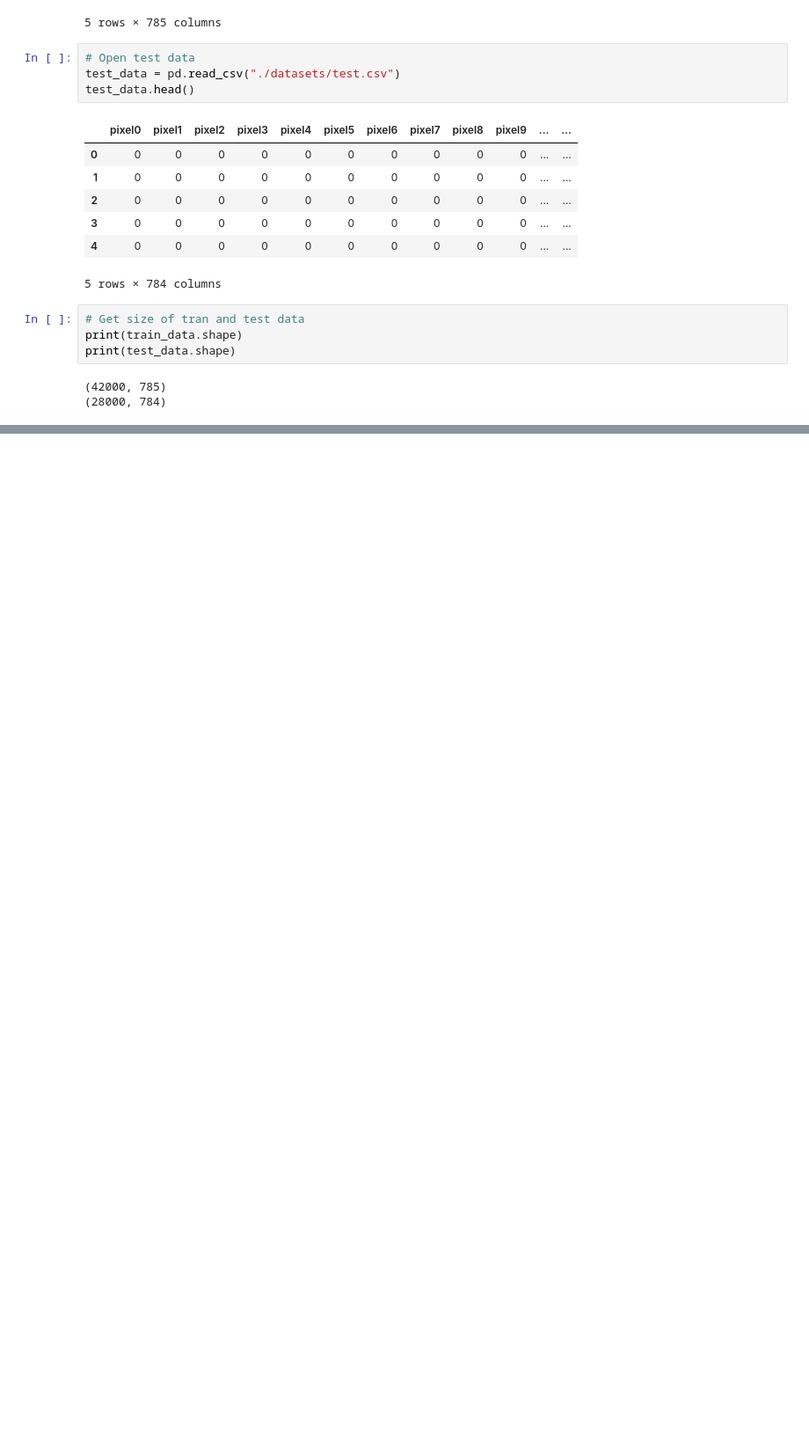
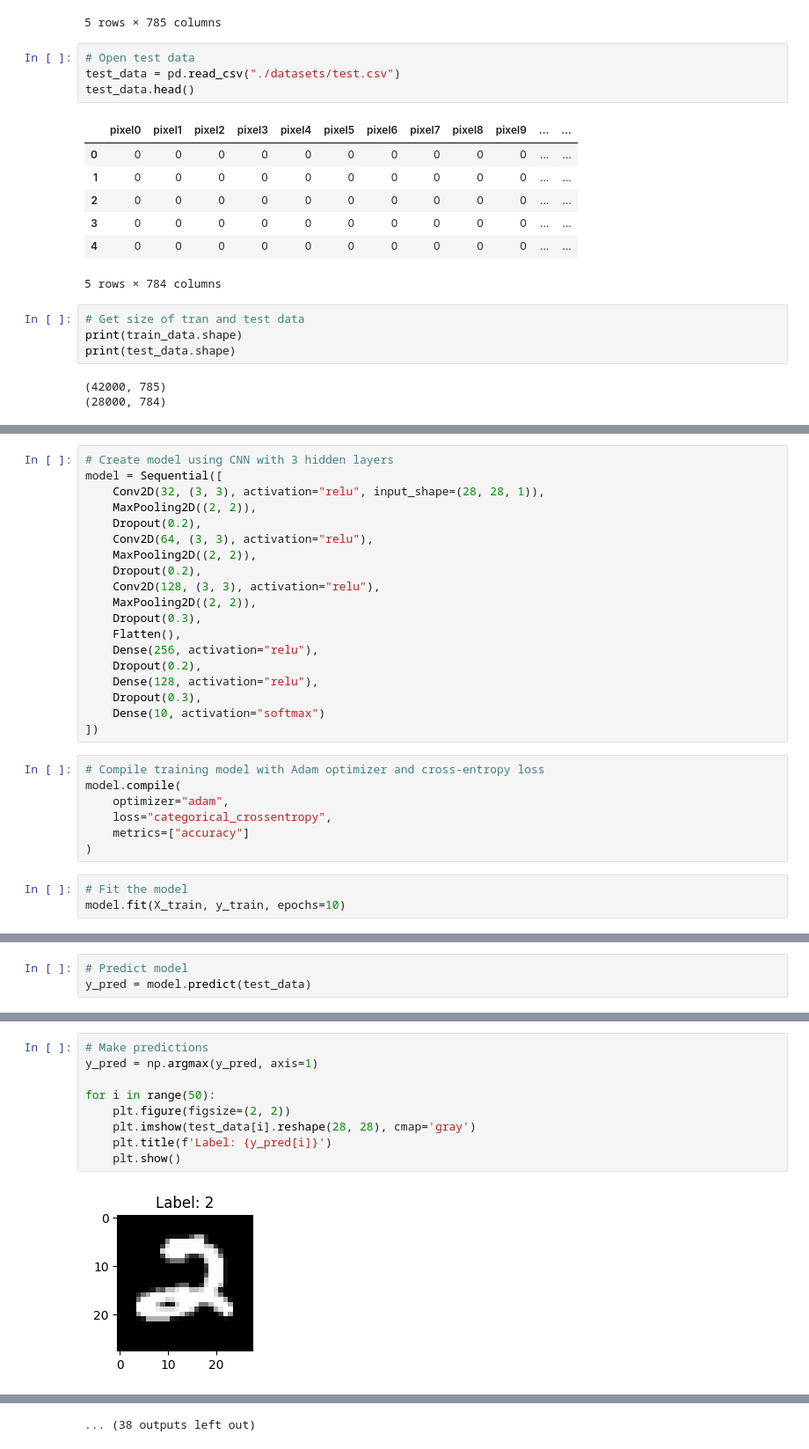
Before and after one commit to hanelliotn/kaggle-digit-recognizer, a Jupyter notebook: digit_recognizer.ipynb, the cells around one changed output, grey strips where cells are left out. Shown: that part at 88% size. Cells and saved outputs as stored; diff of their text form; blank space fills up the shorter version.

```diff
--- a/digit_recognizer.ipynb
+++ b/digit_recognizer.ipynb
@@ -63,0 +82,29 @@ show_data(img)
+# %%
+# Create model using CNN with 3 hidden layers
+model = Sequential([
+    Conv2D(32, (3, 3), activation="relu", input_shape=(28, 28, 1)),
+    MaxPooling2D((2, 2)),
+    Dropout(0.2),
+    Conv2D(64, (3, 3), activation="relu"),
+    MaxPooling2D((2, 2)),
+    Dropout(0.2),
+    Conv2D(128, (3, 3), activation="relu"),
+    MaxPooling2D((2, 2)),
+    Dropout(0.3),
+    Flatten(),
+    Dense(256, activation="relu"),
+    Dropout(0.2),
+    Dense(128, activation="relu"),
+    Dropout(0.3),
+    Dense(10, activation="softmax")
+])
+# %%
+# Compile training model with Adam optimizer and cross-entropy loss
+model.compile(
+    optimizer="adam",
+    loss="categorical_crossentropy",
+    metrics=["accuracy"]
+)
+# %%
+# Fit the model
+model.fit(X_train, y_train, epochs=10)
@@ -63,0 +133,3 @@ show_data(img)
+# %%
+# Predict model
+y_pred = model.predict(test_data)
@@ -63,0 +138,11 @@ show_data(img)
+# %%
+# Make predictions
+y_pred = np.argmax(y_pred, axis=1)
+
+for i in range(50):
+    plt.figure(figsize=(2, 2))
+    plt.imshow(test_data[i].reshape(28, 28), cmap='gray')
+    plt.title(f'Label: {y_pred[i]}')
+    plt.show()
+# %% [output]
+[figure, added]
@@ -63,0 +160 @@ show_data(img)
+... (38 outputs left out)
```
Also changed, not shown: parts of 11 cells of this notebook, 1 other file.
